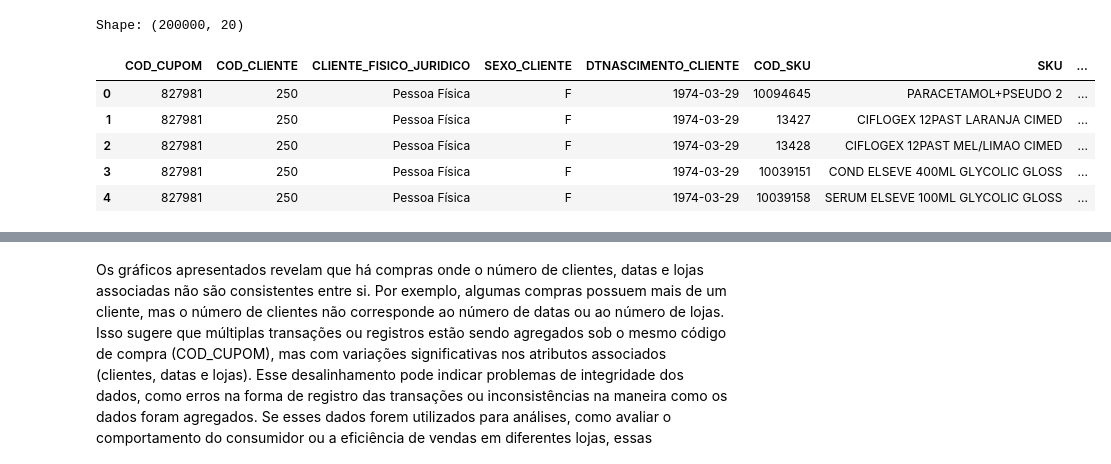
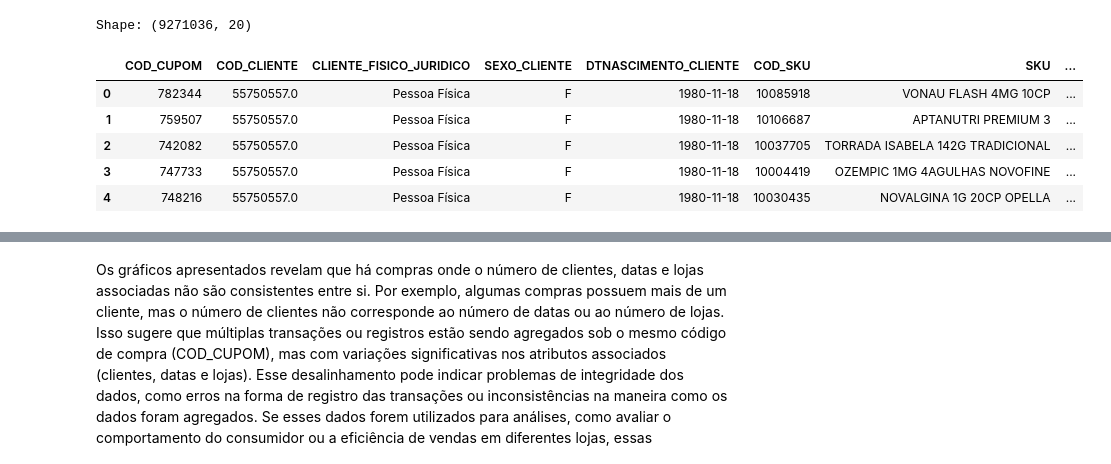
Before and after one commit to macedoti13/Cross-and-Up-Selling-with-Deep-Learning, a Jupyter notebook: thiago_data_analysis.ipynb, the cells around one changed output, grey strips where cells are left out. Cells and saved outputs as stored; diff of their text form; code cells hidden in the pictures.

```diff
--- a/thiago_data_analysis.ipynb
+++ b/thiago_data_analysis.ipynb
@@ -7,3 +0,0 @@ import numpy as np
-# %%
-pd.set_option('display.max_columns', None)
-pd.set_option('display.max_rows', None)
@@ -65,15 +6,15 @@ A tabela está configurada para atualizar automaticamente a cada 12 horas e foi
 # %%
-puc_vendas = manager.fetch_selling_data(sample=200000)
+puc_vendas = pd.read_parquet("data/puc_vendas.parquet")
 print(f"Shape: {puc_vendas.shape}")
 puc_vendas.head()
 # %% [output]
-Shape: (200000, 20)
+Shape: (9271036, 20)
 |  | COD_CUPOM | COD_CLIENTE | CLIENTE_FISICO_JURIDICO | SEXO_CLIENTE | DTNASCIMENTO_CLIENTE | COD_SKU | SKU | ... |
-| 0 | 827981 | 250 | Pessoa Física | F | 1974-03-29 | 10094645 | PARACETAMOL+PSEUDO 2 | ... |
-| 1 | 827981 | 250 | Pessoa Física | F | 1974-03-29 | 13427 | CIFLOGEX 12PAST LARANJA CIMED | ... |
-| 2 | 827981 | 250 | Pessoa Física | F | 1974-03-29 | 13428 | CIFLOGEX 12PAST MEL/LIMAO CIMED | ... |
-| 3 | 827981 | 250 | Pessoa Física | F | 1974-03-29 | 10039151 | COND ELSEVE 400ML GLYCOLIC GLOSS | ... |
-| 4 | 827981 | 250 | Pessoa Física | F | 1974-03-29 | 10039158 | SERUM ELSEVE 100ML GLYCOLIC GLOSS | ... |
+| 0 | 782344 | 55750557.0 | Pessoa Física | F | 1980-11-18 | 10085918 | VONAU FLASH 4MG 10CP | ... |
+| 1 | 759507 | 55750557.0 | Pessoa Física | F | 1980-11-18 | 10106687 | APTANUTRI PREMIUM 3 | ... |
+| 2 | 742082 | 55750557.0 | Pessoa Física | F | 1980-11-18 | 10037705 | TORRADA ISABELA 142G TRADICIONAL | ... |
+| 3 | 747733 | 55750557.0 | Pessoa Física | F | 1980-11-18 | 10004419 | OZEMPIC 1MG 4AGULHAS NOVOFINE | ... |
+| 4 | 748216 | 55750557.0 | Pessoa Física | F | 1980-11-18 | 10030435 | NOVALGINA 1G 20CP OPELLA | ... |
 # %%
 puc_vendas.isnull().sum()
 # %% [output]
```
Also changed, not shown: parts of 21 cells of this notebook, 2 other files.
